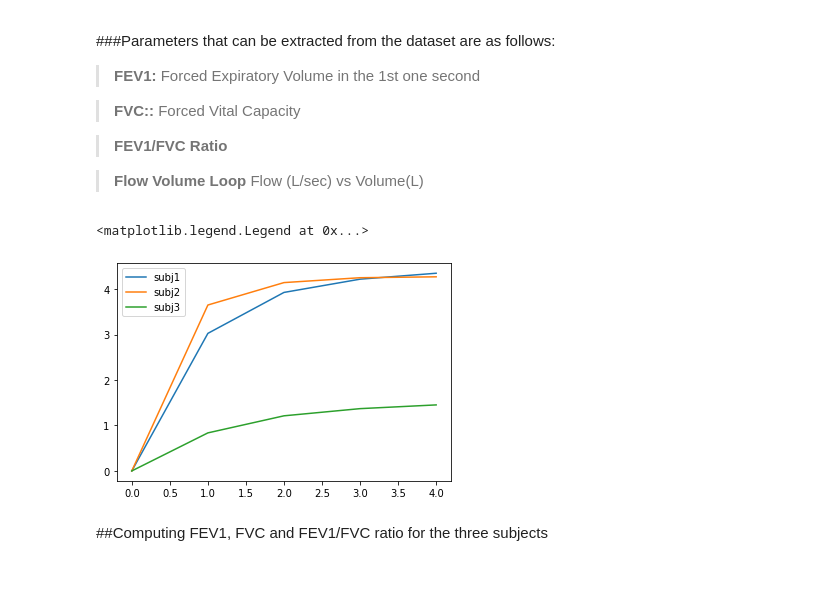
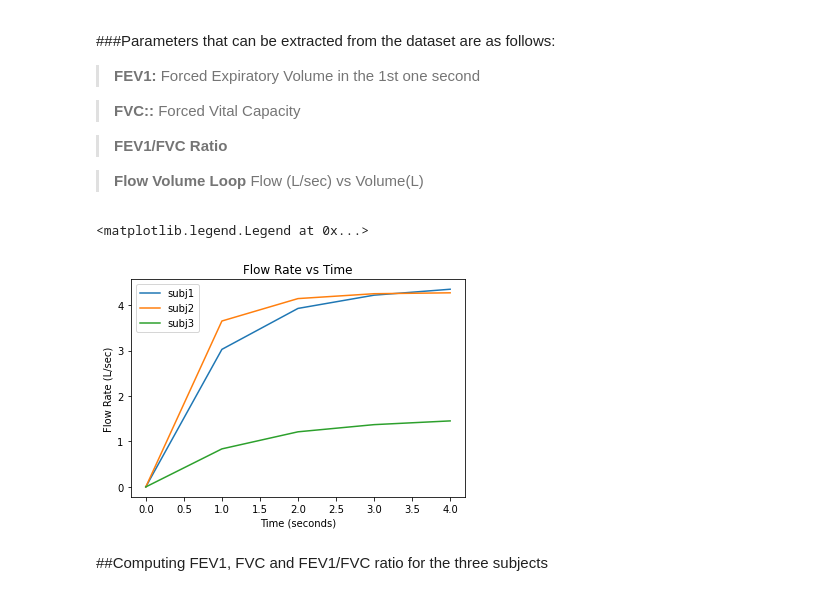
Before and after one commit to JainAnki/SiameseNetworks, a Jupyter notebook: BMD_Asgn1.ipynb, the cells around one changed output. Cells and saved outputs as stored; diff of their text form; code cells hidden in the pictures.

```diff
--- a/BMD_Asgn1.ipynb
+++ b/BMD_Asgn1.ipynb
@@ -55,12 +55,16 @@ FEV3.append(df3[0:500].mean() + df3[500:1000].mean() + df3[1000:1500].mean() + d
 # %%
 plt.plot(FEV1, label = 'subj1')
 plt.plot(FEV2, label = 'subj2')
 plt.plot(FEV3, label = 'subj3')
 #plt.yticks([0,3.02682,3.927908,4.219496,4.349946])
+plt.xlabel("Time (seconds)")
+plt.ylabel("Flow Rate (L/sec)")
+plt.title("Flow Rate vs Time")
+
 plt.legend()
 # %% [output]
 <matplotlib.legend.Legend at 0x...>
-[figure, old version]
+[figure, new version]
 # %% [markdown]
 ##Computing FEV1, FVC and FEV1/FVC ratio for the three subjects
 # %%
```
Also changed, not shown: parts of 3 cells of this notebook.
